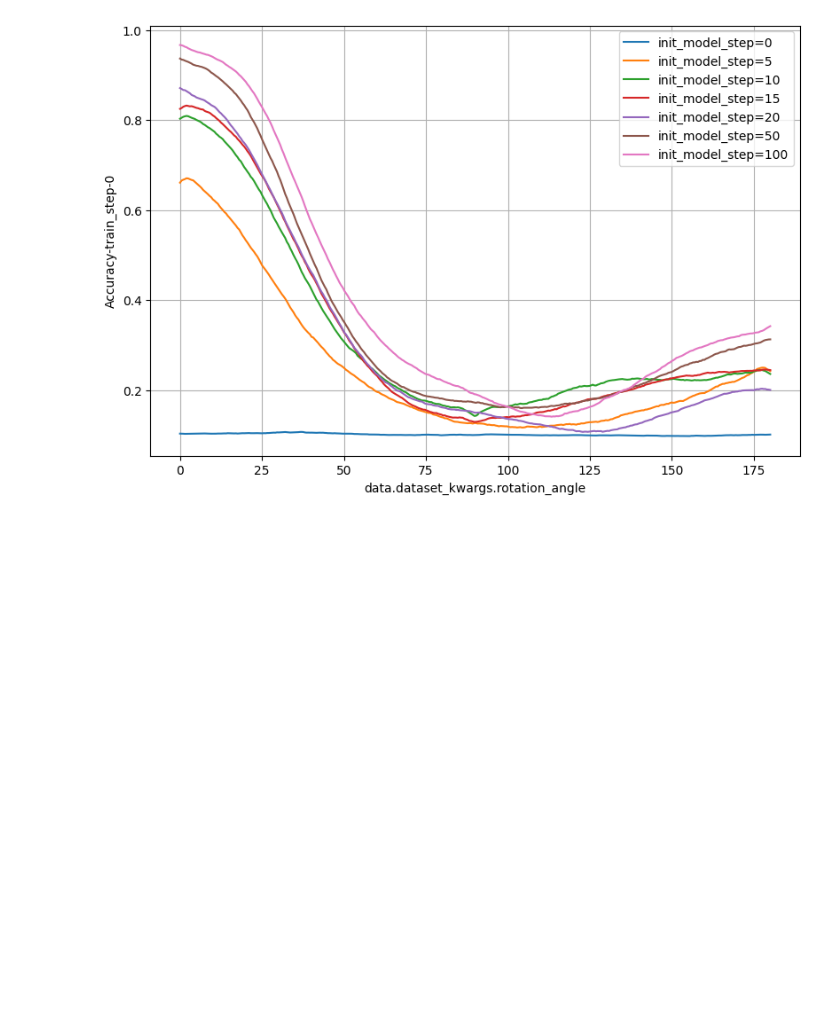
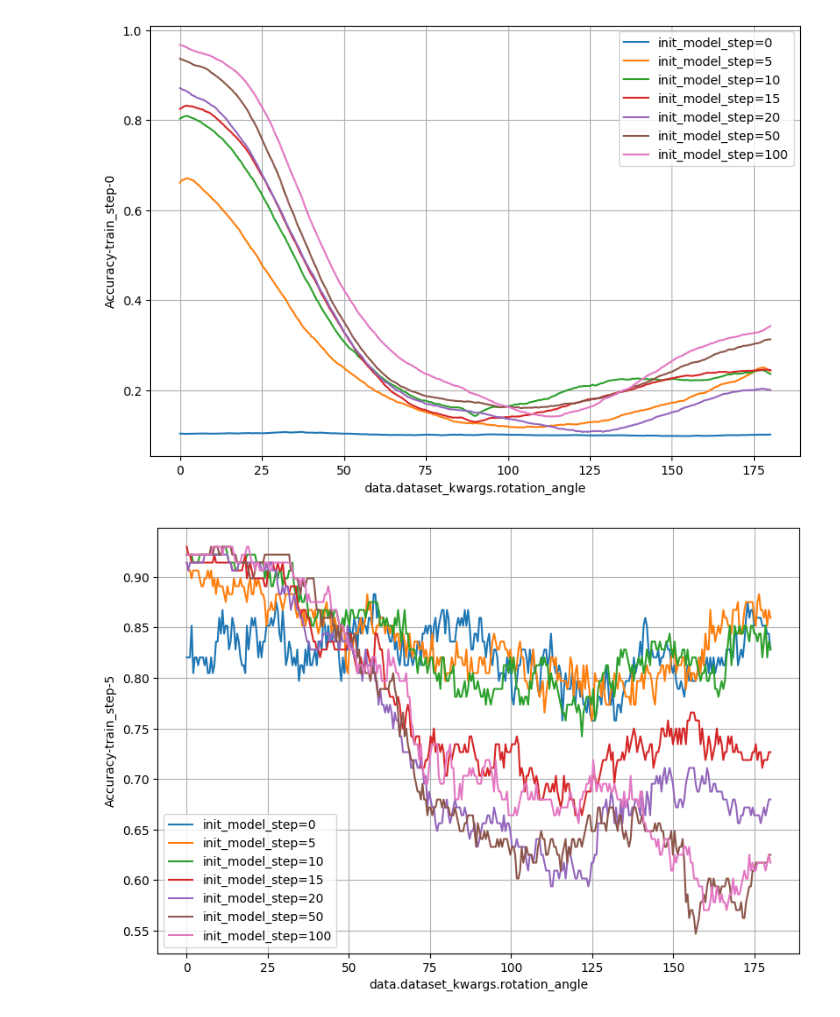
Before and after one commit to maximilianmbeck/erank, a Jupyter notebook: notebooks/11.6-mnist_conv4_rotatedtasks_erankplot.ipynb, the cells around one changed output. Cells and saved outputs as stored; diff of their text form; code cells hidden in the pictures; blank space fills up the shorter version.

```diff
--- a/notebooks/11.6-mnist_conv4_rotatedtasks_erankplot.ipynb
+++ b/notebooks/11.6-mnist_conv4_rotatedtasks_erankplot.ipynb
@@ -150,3 +147,9 @@ f = plot_sweep_summary(sdf, x_axis='data.dataset_kwargs.rotation_angle', y_axis=
 f = plot_sweep_summary(sdf, x_axis='data.dataset_kwargs.rotation_angle', y_axis='Accuracy-train_step-0', compare_parameter='trainer.init_model_step')
 # %% [output]
 [figure]
+# %%
+train_step = 5
+sdf2 = sweepr.get_summary(log_source='train_step', row_sel=('train_step', train_step), col_sel=['Accuracy'])
+f = plot_sweep_summary(sdf2, x_axis='data.dataset_kwargs.rotation_angle', y_axis=f'Accuracy-train_step-{train_step}', compare_parameter='trainer.init_model_step')
+# %% [output]
+[figure, added]
```
Also changed, not shown: parts of 3 cells of this notebook.
